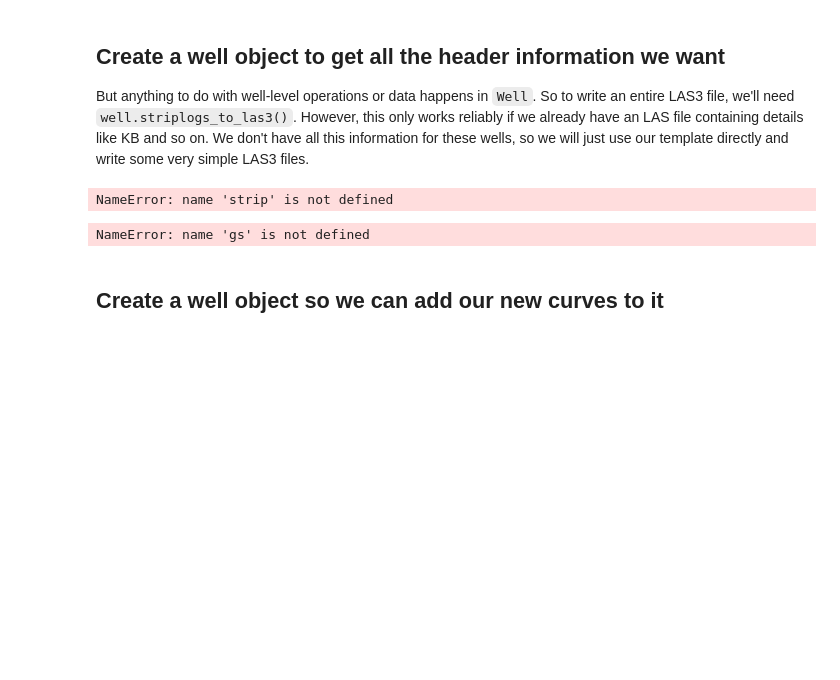
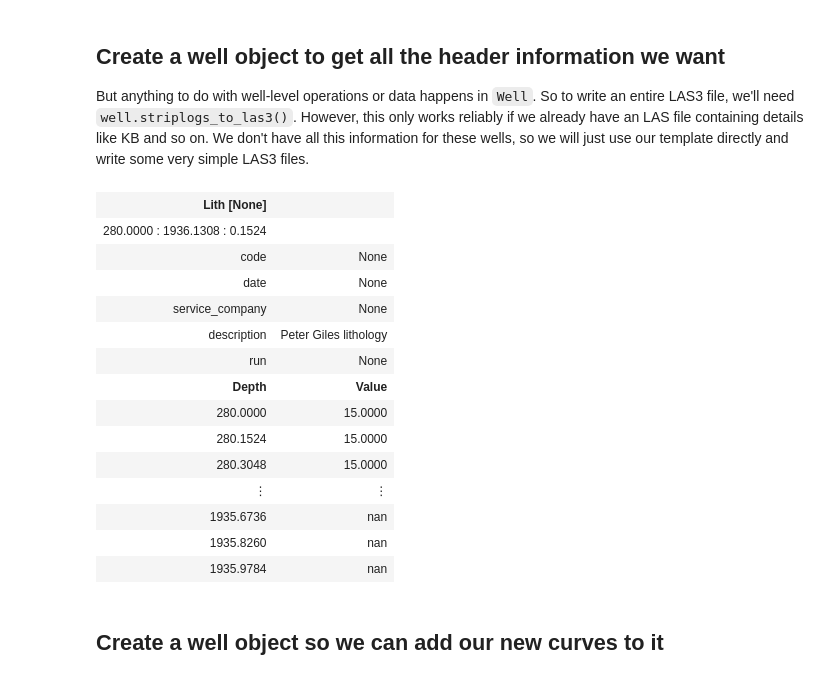
Before and after one commit to EvanBianco/recipes, a Jupyter notebook: Make petrophysical logs from a striplog.ipynb, the cells around one changed output. Cells and saved outputs as stored; diff of their text form; code cells hidden in the pictures; blank space fills up the shorter version.

```diff
--- a/Make petrophysical logs from a striplog.ipynb
+++ b/Make petrophysical logs from a striplog.ipynb
@@ -25,7 +25,7 @@ legend = Legend.default(name='nsdoe')
 top = 280
 base = 1935
 # %%
-strip = Striplog.from_img(imgfile, top, base, legend=legend)
+strip = Striplog.from_image(imgfile, top, base, legend=legend)
 # %% [markdown]
 If we call the plot method on the striplog we get the whole striplog
 # %%
@@ -77,11 +75,6 @@ grain_params = {'description': 'Peter Giles grainsize',
                 'start':strip.start.z,
                 'step':step,
                 'units':None}
-# %% [output]
-NameError: name 'strip' is not defined
 # %%
-grainCurve = Curve(gs, grain_params)
-lithCurve = Curve(lith, litho_params)
-lithCurve
+grainCurve = Curve(grainsize, grain_params)
+lithCurve = Curve(liths, litho_params)
-# %% [output]
-NameError: name 'gs' is not defined
@@ -92,3 +81,23 @@ lithCurve.start, lithCurve.stop
+# %%
+lithCurve = lithCurve.new_basis(step=0.1524)
+grainCurve = grainCurve.new_basis(step=0.1524)
+lithCurve
+# %% [output]
+| Lith [None] |  |
+| 280.0000 : 1936.1308 : 0.1524 |  |
+| code | None |
+| date | None |
+| service_company | None |
+| description | Peter Giles lithology |
+| run | None |
+| Depth | Value |
+| 280.0000 | 15.0000 |
+| 280.1524 | 15.0000 |
+| 280.3048 | 15.0000 |
+| ⋮ | ⋮ |
+| 1935.6736 | nan |
+| 1935.8260 | nan |
+| 1935.9784 | nan |
 # %% [markdown]
 ## Create a well object so we can add our new curves to it
 # %%
```
Also changed, not shown: parts of 24 cells of this notebook.
